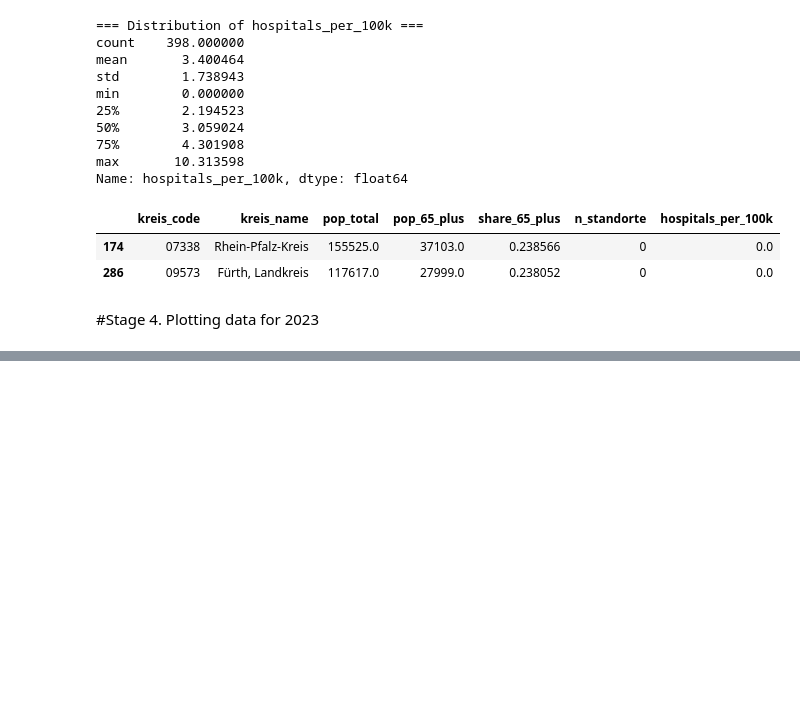
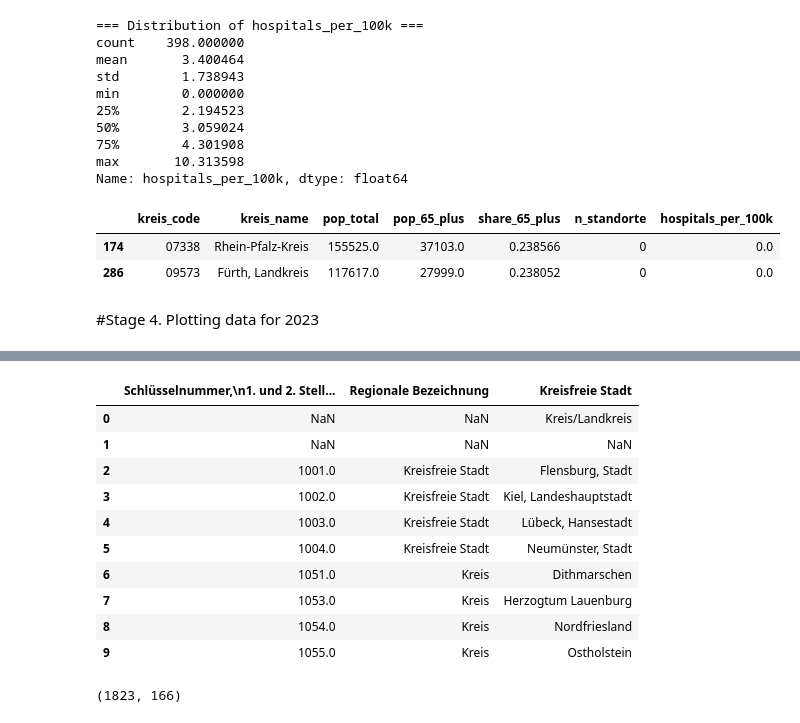
Before and after one commit to natan-sha/final-project, a Jupyter notebook: notebooks/main.ipynb, the cells around one changed output, grey strips where cells are left out. Drawn from its saved outputs; the diff is of its cells as text; code cells hidden in the pictures; blank space fills up the shorter version.

```diff
--- a/notebooks/main.ipynb
+++ b/notebooks/main.ipynb
@@ -486,0 +606,19 @@ fig.show()
+# %%
+kreise_2019 = pd.read_excel(xls_2019, sheet_name="Kreis", header= 5, na_values=["-"])
+kreise_2019.head(10)
+# %% [output]
+|  | Schlüsselnummer,\n1. und 2. Stell... | Regionale Bezeichnung | Kreisfreie Stadt |
+| 0 | NaN | NaN | Kreis/Landkreis |
+| 1 | NaN | NaN | NaN |
+| 2 | 1001.0 | Kreisfreie Stadt | Flensburg, Stadt |
+| 3 | 1002.0 | Kreisfreie Stadt | Kiel, Landeshauptstadt |
+| 4 | 1003.0 | Kreisfreie Stadt | Lübeck, Hansestadt |
+| 5 | 1004.0 | Kreisfreie Stadt | Neumünster, Stadt |
+| 6 | 1051.0 | Kreis | Dithmarschen |
+| 7 | 1053.0 | Kreis | Herzogtum Lauenburg |
+| 8 | 1054.0 | Kreis | Nordfriesland |
+| 9 | 1055.0 | Kreis | Ostholstein |
+# %%
+df_2019.shape
+# %% [output]
+(1823, 166)
```
Also changed, not shown: parts of 21 cells of this notebook, 1 other file.
